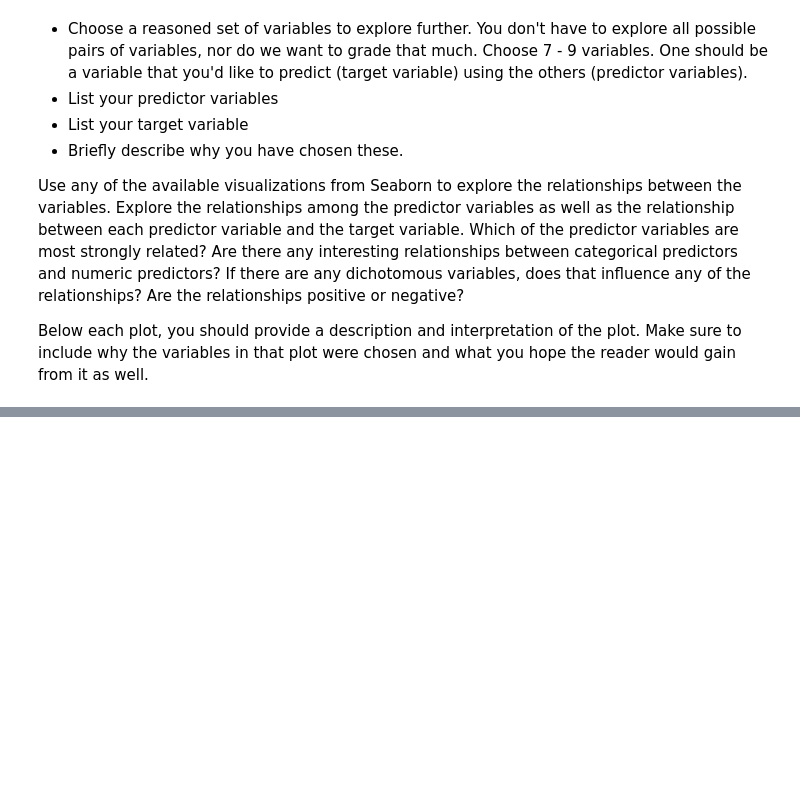
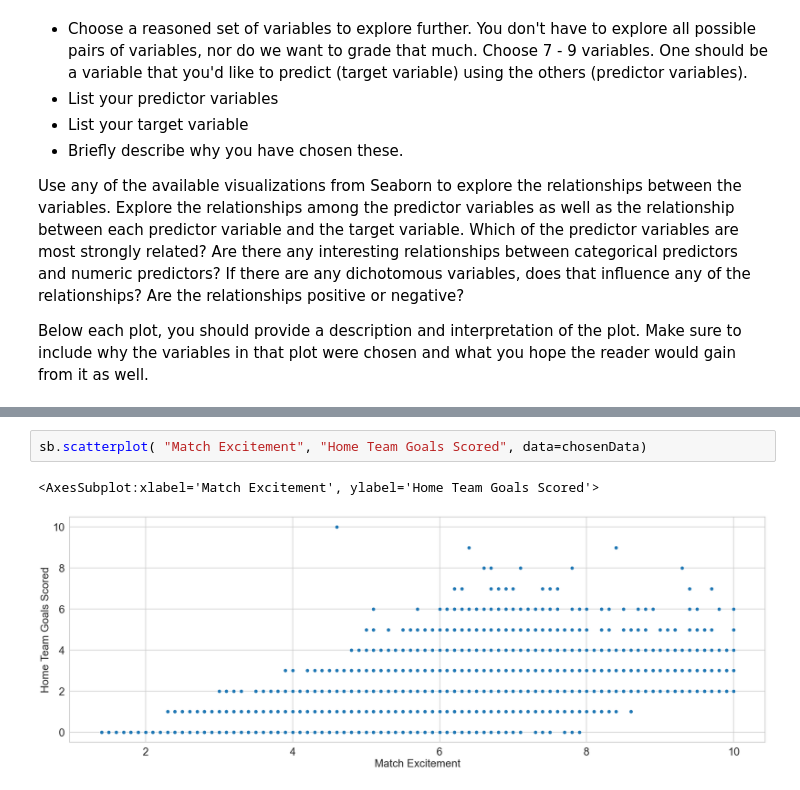
Before and after one commit to fordjackson26/CS5394Project2, a Jupyter notebook: Project02.ipynb, the cells around one changed output, grey strips where cells are left out. Drawn from its saved outputs; the diff is of its cells as text; blank space fills up the shorter version.

```diff
--- a/Project02.ipynb
+++ b/Project02.ipynb
@@ -1416,0 +2161,5 @@ Below each plot, you should provide a description and interpretation of the plot
+# %%
+sb.scatterplot( "Match Excitement", "Home Team Goals Scored", data=chosenData)
+# %% [output]
+<AxesSubplot:xlabel='Match Excitement', ylabel='Home Team Goals Scored'>
+[figure, added]
```
Also changed, not shown: parts of 87 cells of this notebook, 14 other files.
